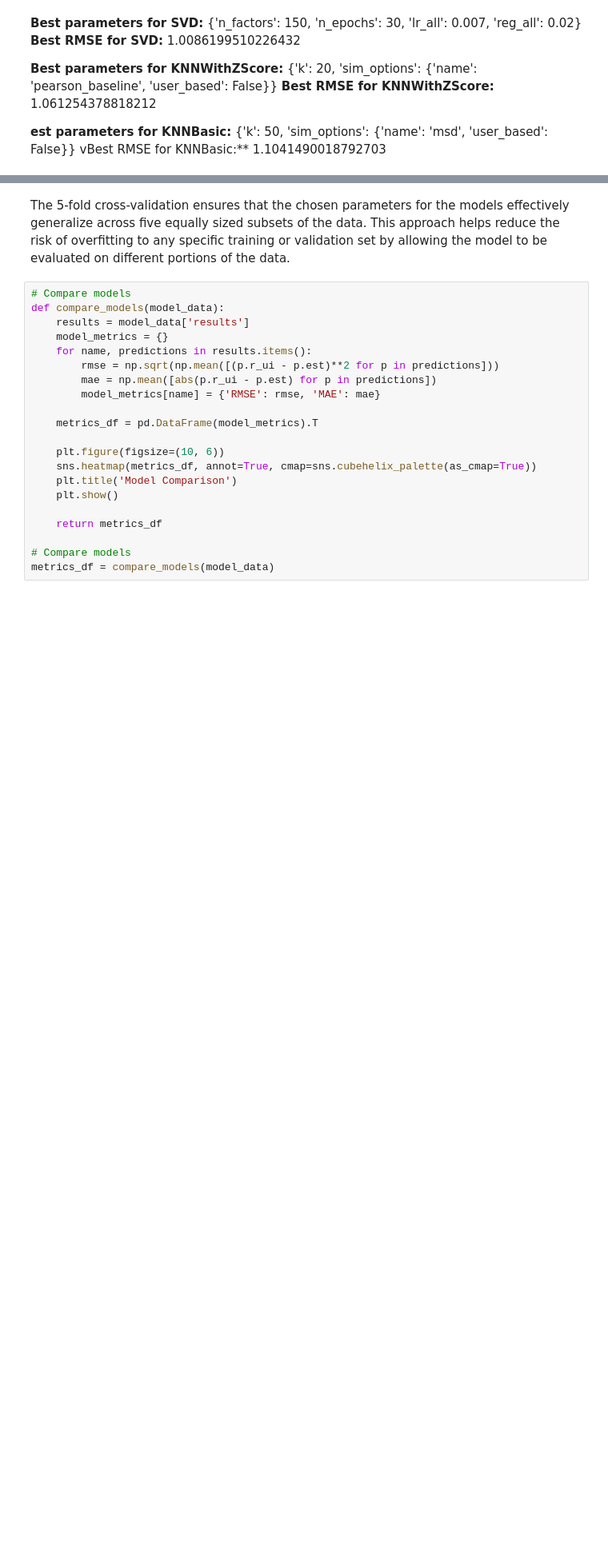
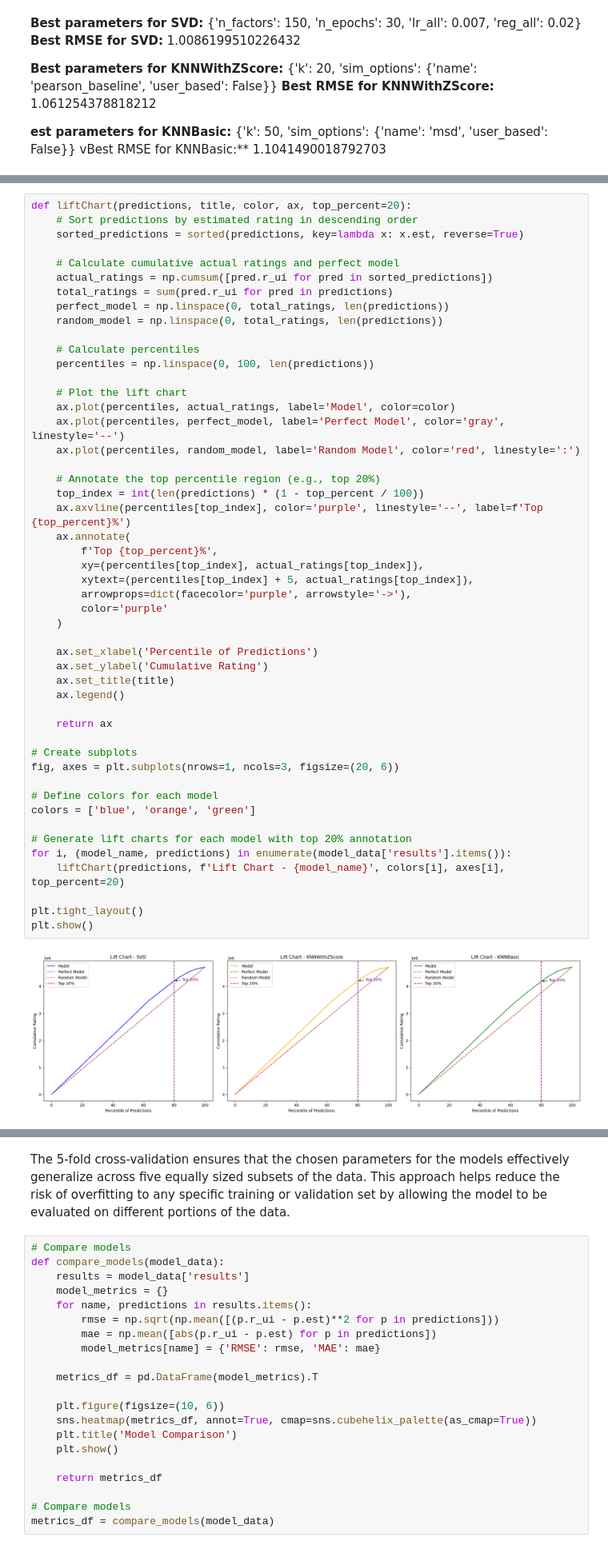
Before and after one commit to renaqd/team1-ADS505, a Jupyter notebook: team1-recommendation_sys.ipynb, the cells around one changed output, grey strips where cells are left out. Shown at 80% size. Drawn from its saved outputs; the diff is of its cells as text; blank space fills up the shorter version.

```diff
--- a/team1-recommendation_sys.ipynb
+++ b/team1-recommendation_sys.ipynb
@@ -643,0 +653,51 @@ Visualize and compare the performance of our models with the best parameters.
+# %%
+def liftChart(predictions, title, color, ax, top_percent=20):
+    # Sort predictions by estimated rating in descending order
+    sorted_predictions = sorted(predictions, key=lambda x: x.est, reverse=True)
+
+    # Calculate cumulative actual ratings and perfect model
+    actual_ratings = np.cumsum([pred.r_ui for pred in sorted_predictions])
+    total_ratings = sum(pred.r_ui for pred in predictions)
+    perfect_model = np.linspace(0, total_ratings, len(predictions))
+    random_model = np.linspace(0, total_ratings, len(predictions))
+
+    # Calculate percentiles
+    percentiles = np.linspace(0, 100, len(predictions))
+
+    # Plot the lift chart
+    ax.plot(percentiles, actual_ratings, label='Model', color=color)
+    ax.plot(percentiles, perfect_model, label='Perfect Model', color='gray', linestyle='--')
+    ax.plot(percentiles, random_model, label='Random Model', color='red', linestyle=':')
+
+    # Annotate the top percentile region (e.g., top 20%)
+    top_index = int(len(predictions) * (1 - top_percent / 100))
+    ax.axvline(percentiles[top_index], color='purple', linestyle='--', label=f'Top {top_percent}%')
+    ax.annotate(
+        f'Top {top_percent}%',
+        xy=(percentiles[top_index], actual_ratings[top_index]),
+        xytext=(percentiles[top_index] + 5, actual_ratings[top_index]),
+        arrowprops=dict(facecolor='purple', arrowstyle='->'),
+        color='purple'
+    )
+
+    ax.set_xlabel('Percentile of Predictions')
+    ax.set_ylabel('Cumulative Rating')
+    ax.set_title(title)
+    ax.legend()
+
+    return ax
+
+# Create subplots
+fig, axes = plt.subplots(nrows=1, ncols=3, figsize=(20, 6))
+
+# Define colors for each model
+colors = ['blue', 'orange', 'green']
+
+# Generate lift charts for each model with top 20% annotation
+for i, (model_name, predictions) in enumerate(model_data['results'].items()):
+    liftChart(predictions, f'Lift Chart - {model_name}', colors[i], axes[i], top_percent=20)
+
+plt.tight_layout()
+plt.show()
+# %% [output]
+[figure, added]
```
Also changed, not shown: parts of 5 cells of this notebook.
